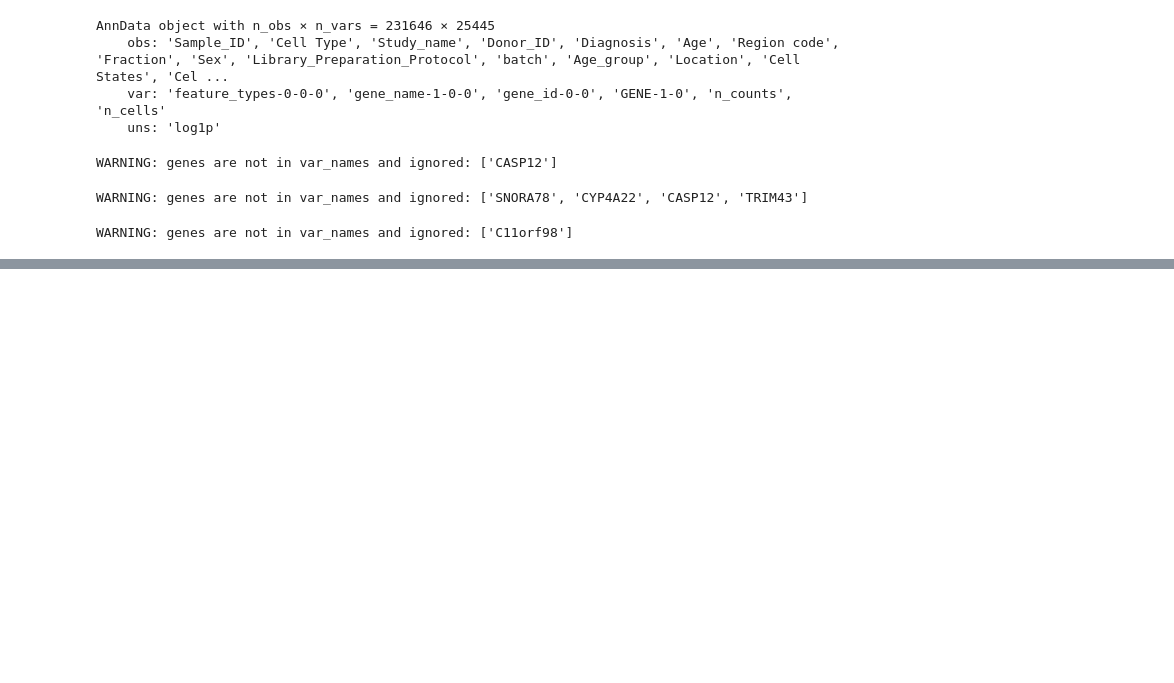
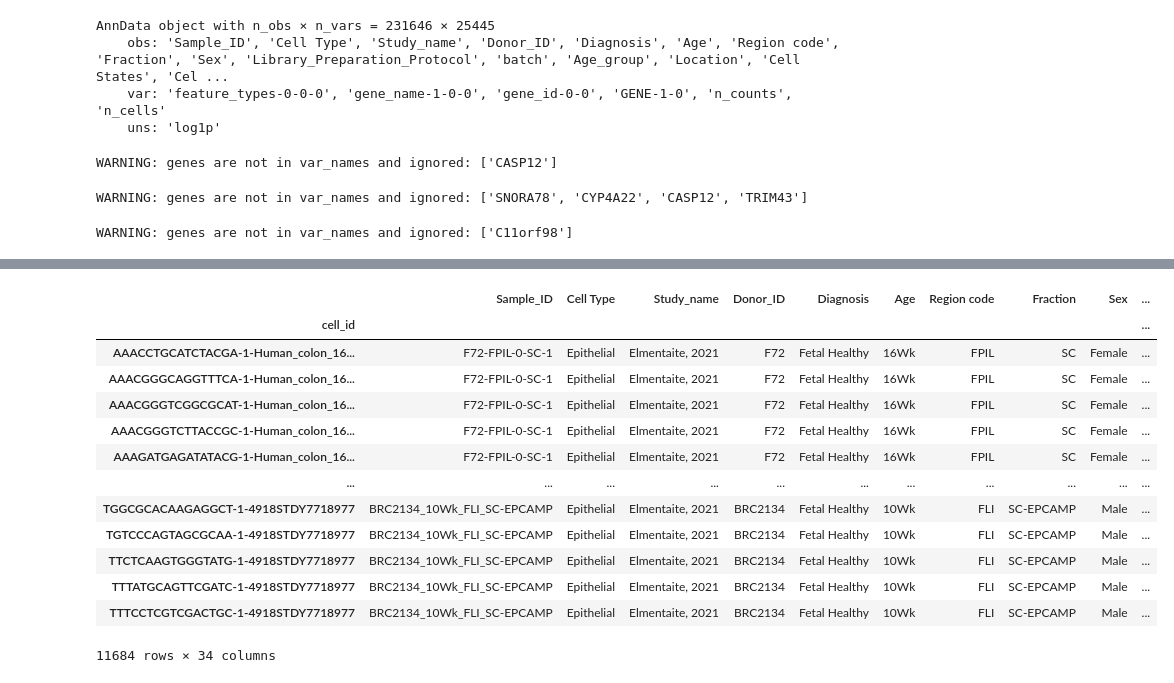
Before and after one commit to Talavera-Lopez-Lab/Fetal_stem_cells_analysis, a Jupyter notebook: 1-fetal_stem_cells/7_fetalSC_vs_LGR5+_and_LGR5-/4_LGR5_mouse_cells_vs_fetalSC_signatures_comparison.ipynb, the cells around one changed output, grey strips where cells are left out. Cells and saved outputs as stored; diff of their text form; code cells hidden in the pictures; blank space fills up the shorter version.

```diff
--- a/1-fetal_stem_cells/7_fetalSC_vs_LGR5+_and_LGR5-/4_LGR5_mouse_cells_vs_fetalSC_signatures_comparison.ipynb
+++ b/1-fetal_stem_cells/7_fetalSC_vs_LGR5+_and_LGR5-/4_LGR5_mouse_cells_vs_fetalSC_signatures_comparison.ipynb
@@ -253,0 +300,2 @@ sc.pl.violin(fetal_adata_log, keys='ISC3_score', groupby='Cell States', stripplo
+# %%
+fetal_adata_log = fetal_adata_log_copy.copy()
@@ -253,0 +351,17 @@ sc.pl.violin(fetal_adata_log, keys='ISC3_score', groupby='Cell States', stripplo
+# %%
+fetal_adata_log.obs
+# %% [output]
+|  | Sample_ID | Cell Type | Study_name | Donor_ID | Diagnosis | Age | Region code | Fraction | Sex | ... |
+| cell_id |  |  |  |  |  |  |  |  |  | ... |
+| AAACCTGCATCTACGA-1-Human_colon_16... | F72-FPIL-0-SC-1 | Epithelial | Elmentaite, 2021 | F72 | Fetal Healthy | 16Wk | FPIL | SC | Female | ... |
+| AAACGGGCAGGTTTCA-1-Human_colon_16... | F72-FPIL-0-SC-1 | Epithelial | Elmentaite, 2021 | F72 | Fetal Healthy | 16Wk | FPIL | SC | Female | ... |
+| AAACGGGTCGGCGCAT-1-Human_colon_16... | F72-FPIL-0-SC-1 | Epithelial | Elmentaite, 2021 | F72 | Fetal Healthy | 16Wk | FPIL | SC | Female | ... |
+| AAACGGGTCTTACCGC-1-Human_colon_16... | F72-FPIL-0-SC-1 | Epithelial | Elmentaite, 2021 | F72 | Fetal Healthy | 16Wk | FPIL | SC | Female | ... |
+| AAAGATGAGATATACG-1-Human_colon_16... | F72-FPIL-0-SC-1 | Epithelial | Elmentaite, 2021 | F72 | Fetal Healthy | 16Wk | FPIL | SC | Female | ... |
+| ... | ... | ... | ... | ... | ... | ... | ... | ... | ... | ... |
+| TGGCGCACAAGAGGCT-1-4918STDY7718977 | BRC2134_10Wk_FLI_SC-EPCAMP | Epithelial | Elmentaite, 2021 | BRC2134 | Fetal Healthy | 10Wk | FLI | SC-EPCAMP | Male | ... |
+| TGTCCCAGTAGCGCAA-1-4918STDY7718977 | BRC2134_10Wk_FLI_SC-EPCAMP | Epithelial | Elmentaite, 2021 | BRC2134 | Fetal Healthy | 10Wk | FLI | SC-EPCAMP | Male | ... |
+| TTCTCAAGTGGGTATG-1-4918STDY7718977 | BRC2134_10Wk_FLI_SC-EPCAMP | Epithelial | Elmentaite, 2021 | BRC2134 | Fetal Healthy | 10Wk | FLI | SC-EPCAMP | Male | ... |
+| TTTATGCAGTTCGATC-1-4918STDY7718977 | BRC2134_10Wk_FLI_SC-EPCAMP | Epithelial | Elmentaite, 2021 | BRC2134 | Fetal Healthy | 10Wk | FLI | SC-EPCAMP | Male | ... |
+| TTTCCTCGTCGACTGC-1-4918STDY7718977 | BRC2134_10Wk_FLI_SC-EPCAMP | Epithelial | Elmentaite, 2021 | BRC2134 | Fetal Healthy | 10Wk | FLI | SC-EPCAMP | Male | ... |
+11684 rows × 34 columns
```
Also changed, not shown: parts of 22 cells of this notebook.
